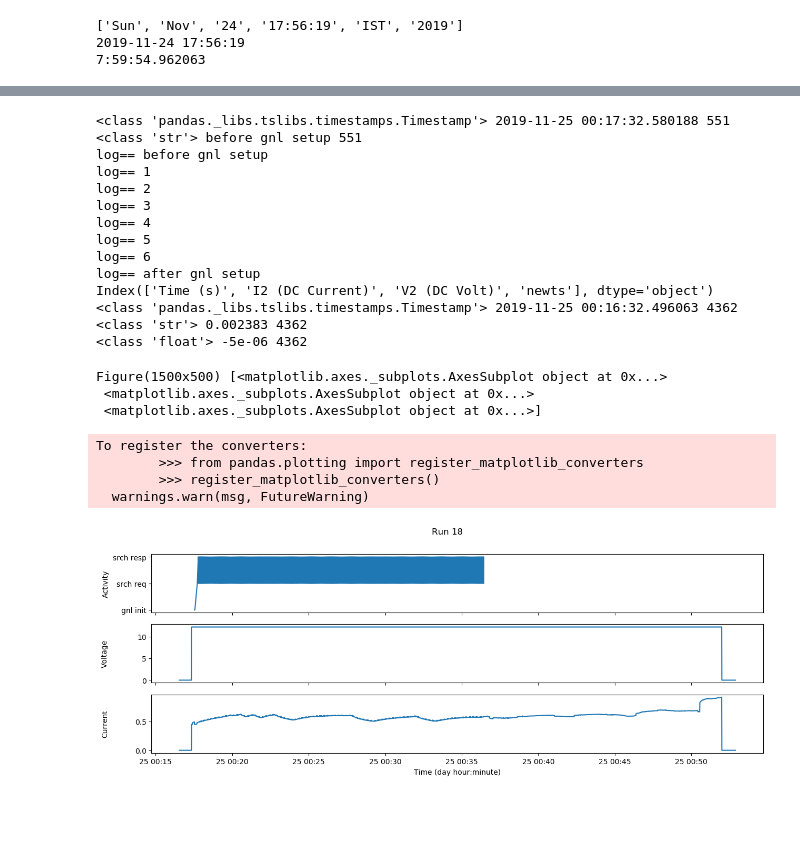
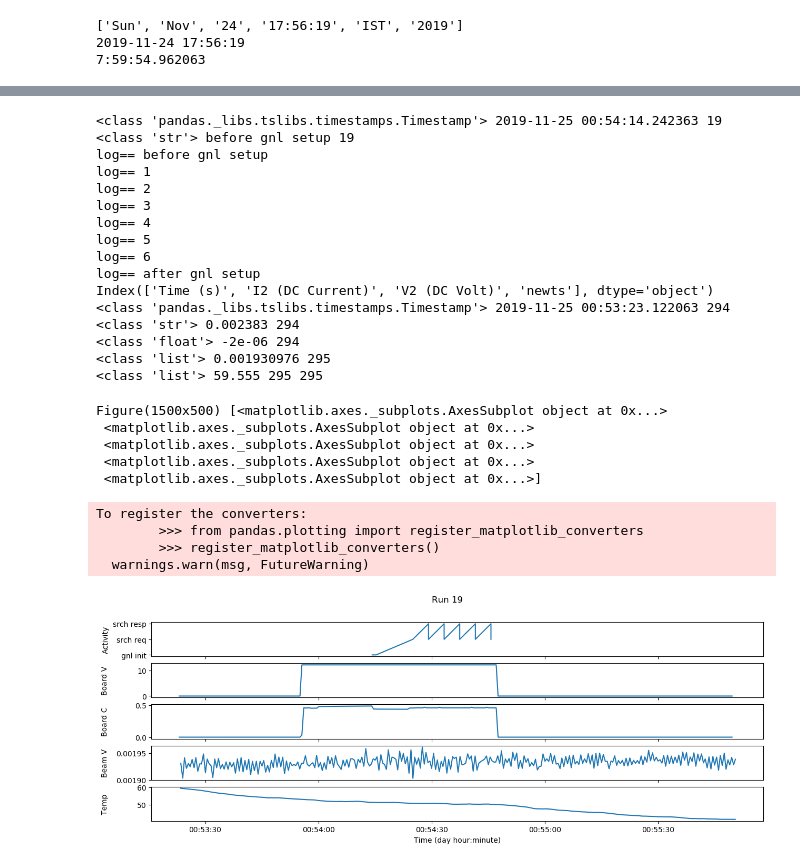
Before and after one commit to gosha1128/gemini_tamu_2019, a Jupyter notebook: tamu/george_data_proc.ipynb, the cells around one changed output, grey strips where cells are left out. Cells and saved outputs as stored; diff of their text form; code cells hidden in the pictures; blank space fills up the shorter version.

Commit message:
added new subplots

```diff
--- a/tamu/george_data_proc.ipynb
+++ b/tamu/george_data_proc.ipynb
@@ -15,9 +15,9 @@ troxel_log_dir = "/Users/gwilliams/Projects/Gemini_Tamu/raw_data/troxel/GSI_Test
 # choose experiment dirs
 
 # RUN!
-#gsi_exp_dir = os.path.join( gsi_log_dir, "RUN1_ARGON_LET6.7_" )
-#troxel_exp_dir = os.path.join( troxel_log_dir, "Run_1")
-#fname = "Run 1"
+gsi_exp_dir = os.path.join( gsi_log_dir, "RUN1_ARGON_LET6.7_" )
+troxel_exp_dir = os.path.join( troxel_log_dir, "Run_1")
+fname = "Run 1"
 
 # RUN2
 #gsi_exp_dir = os.path.join( gsi_log_dir, "RUN2_LET6.7" )
@@ -28,9 +28,14 @@ troxel_log_dir = "/Users/gwilliams/Projects/Gemini_Tamu/raw_data/troxel/GSI_Test
 #troxel_exp_dir = os.path.join( troxel_log_dir, "Run_3")
 
 # RUN18
-gsi_exp_dir = os.path.join( gsi_log_dir, "RUN18_LET60" )
-troxel_exp_dir = os.path.join( troxel_log_dir, "Run_18")
-fname = "Run 18"
+#gsi_exp_dir = os.path.join( gsi_log_dir, "RUN18_LET60" )
+#troxel_exp_dir = os.path.join( troxel_log_dir, "Run_18")
+#fname = "Run 18"
+
+# RUN20
+gsi_exp_dir = os.path.join( gsi_log_dir, "RUN19_FUNCTIONALCHECK" )
+troxel_exp_dir = os.path.join( troxel_log_dir, "Run_19")
+fname = "Run 19"
 # %%
 # locate search logging file
 files = [f for f in listdir(gsi_exp_dir) if isfile(join(gsi_exp_dir, f))]
@@ -252,9 +344,19 @@ voltages = [ float(v) for v in voltages ]
 current = list(troxel_data["I2 (DC Current)"])
 current = [ float(c) for c in current ]
 print( type(current[0]), current[0], len(current))
+
+troxel_beamvoltage_ts = list(troxel_data2["boardvoltage_newts"])
+beam_voltages = list( troxel_data2["102 (Vdc)"] )
+beam_voltages = [ float(v) for v in beam_voltages ]
+print( type(beam_voltages), beam_voltages[0], len(beam_voltages))
+
+troxel_temp_ts = list(troxel_data2["temp_newts"])
+temps = list( troxel_data2["101 (°C)"] )
+temps = [ float(v) for v in temps ]
+print( type(temps), temps[0], len(temps), len(troxel_temp_ts))
 # %% [output]
-<class 'pandas._libs.tslibs.timestamps.Timestamp'> 2019-11-25 00:17:32.580188 551
-<class 'str'> before gnl setup 551
+<class 'pandas._libs.tslibs.timestamps.Timestamp'> 2019-11-25 00:54:14.242363 19
+<class 'str'> before gnl setup 19
 log== before gnl setup
 log== 1
 log== 2
@@ -264,44 +366,54 @@ log== 5
 log== 6
 log== after gnl setup
 Index(['Time (s)', 'I2 (DC Current)', 'V2 (DC Volt)', 'newts'], dtype='object')
-<class 'pandas._libs.tslibs.timestamps.Timestamp'> 2019-11-25 00:16:32.496063 4362
-<class 'str'> 0.002383 4362
-<class 'float'> -5e-06 4362
+<class 'pandas._libs.tslibs.timestamps.Timestamp'> 2019-11-25 00:53:23.122063 294
+<class 'str'> 0.002383 294
+<class 'float'> -2e-06 294
+<class 'list'> 0.001930976 295
+<class 'list'> 59.555 295 295
 # %%
 FSIZE = (15,5)
 
-fig, axes = plt.subplots(3,1, sharex = True, figsize=FSIZE,dpi=100)
+fig, axes = plt.subplots(5,1, sharex = True, figsize=FSIZE,dpi=100)
 print(fig, axes)
 
 axes[0].set_yticks([-1,0,1])
 axes[0].set_yticklabels(["gnl init","srch req", "srch resp"])
 
-axes[2].set_xlabel("Time (day hour:minute)")
+axes[-1].set_xlabel("Time (day hour:minute)")
 
 axes[0].set_ylabel("Activity")
-axes[1].set_ylabel("Voltage",x=-10)
-axes[2].set_ylabel("Current")
+axes[1].set_ylabel("Board V")
+axes[2].set_ylabel("Board C")
+axes[3].set_ylabel("Beam V")
+axes[4].set_ylabel("Temp")
 
 axes[0].plot(gsi_ts, logs_marker)
 axes[1].plot(troxel_ts, voltages)
 axes[2].plot(troxel_ts, current)
+axes[3].plot(troxel_beamvoltage_ts, beam_voltages)
+axes[4].plot(troxel_temp_ts, temps)
 
 #10
 #axes[1].yaxis.set_label_coords(-0.103,0.5)
 #axes[2].yaxis.set_label_coords(-0.103,0.5)
 
 #15
 axes[1].yaxis.set_label_coords(-0.07,0.5)
 axes[2].yaxis.set_label_coords(-0.07,0.5)
+axes[3].yaxis.set_label_coords(-0.07,0.5)
+axes[4].yaxis.set_label_coords(-0.07,0.5)
 
 fig.suptitle(fname)
 fig.savefig("%s.jpg" % fname,dpi=100,quality=100)
 # %% [output]
 Figure(1500x500) [<matplotlib.axes._subplots.AxesSubplot object at 0x...>
  <matplotlib.axes._subplots.AxesSubplot object at 0x...>
+ <matplotlib.axes._subplots.AxesSubplot object at 0x...>
+ <matplotlib.axes._subplots.AxesSubplot object at 0x...>
  <matplotlib.axes._subplots.AxesSubplot object at 0x...>]
 To register the converters:
         >>> from pandas.plotting import register_matplotlib_converters
         >>> register_matplotlib_converters()
   warnings.warn(msg, FutureWarning)
-[figure, old version]
+[figure, new version]
```
Also changed, not shown: parts of 6 cells of this notebook.
